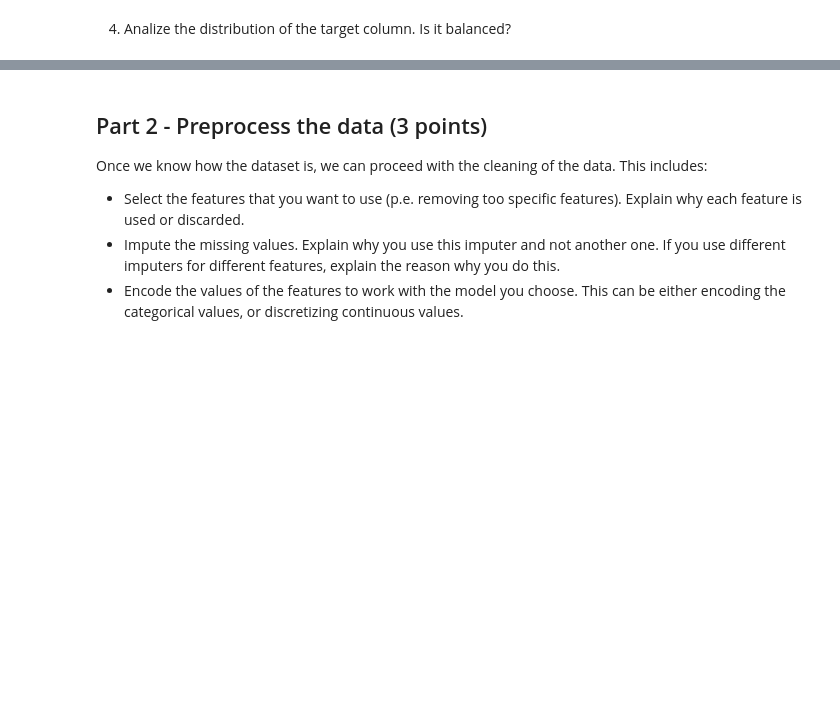
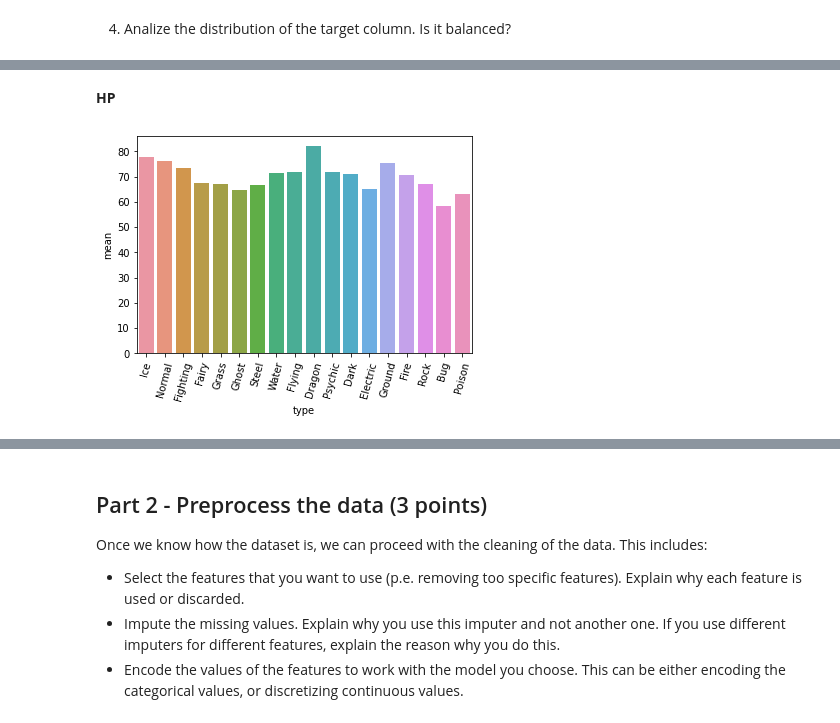
Before and after one commit to quimpm/pokemon-combat-prediction, a Jupyter notebook: pokemon_basic-ml.ipynb, the cells around one changed output, grey strips where cells are left out. Saved outputs shown, nothing was run; the diff lists cells and outputs as text; code cells hidden in the pictures; blank space fills up the shorter version.

```diff
--- a/pokemon_basic-ml.ipynb
+++ b/pokemon_basic-ml.ipynb
@@ -160,0 +228,35 @@ NameError: name 'sns' is not defined
+# %%
+def split_by_type(dataset):
+    type_classification = {}
+    for ptype in type_list:
+        type_classification[ptype] = dataset.loc[(dataset['Type 1'] == ptype) | (dataset['Type 2'] == ptype)]
+    return type_classification
+# %%
+pokemons_by_type = split_by_type(pokemons)
+# %%
+stats_mean_by_type = {
+    'HP' : [],
+    'Attack' : [],
+    'Defense' : [],
+    'Sp. Atk' : [],
+    'Sp. Def' : [],
+    'Speed' : []
+}
+for ptype, dataframe in pokemons_by_type.items():
+    stats_mean_by_type['HP'].append([ptype, dataframe.describe()['HP']['mean']])
+    stats_mean_by_type['Attack'].append([ptype, dataframe.describe()['Attack']['mean']])
+    stats_mean_by_type['Defense'].append([ptype, dataframe.describe()['Defense']['mean']])
+    stats_mean_by_type['Sp. Atk'].append([ptype, dataframe.describe()['Sp. Atk']['mean']])
+    stats_mean_by_type['Sp. Def'].append([ptype, dataframe.describe()['Sp. Def']['mean']])
+    stats_mean_by_type['Speed'].append([ptype, dataframe.describe()['Speed']['mean']])
+# %%
+def plot_by_stat(data):
+    mean_by_type = pandas.DataFrame(data, columns=["type", "mean"])
+    plot = sns.barplot(data = mean_by_type, x = "type", y = "mean")
+    plot.tick_params(axis='x', rotation=75)
+# %% [markdown]
+**HP**
+# %%
+plot_by_stat(stats_mean_by_type['HP'])
+# %% [output]
+[figure, added]
```
Also changed, not shown: parts of 27 cells of this notebook.
